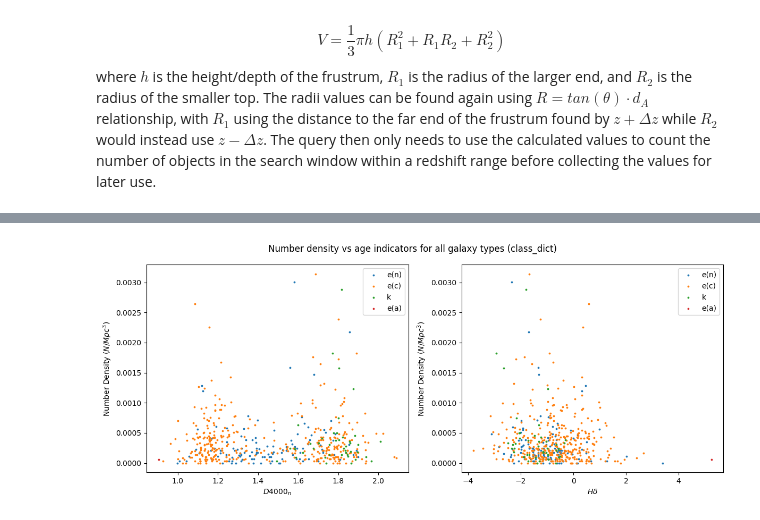
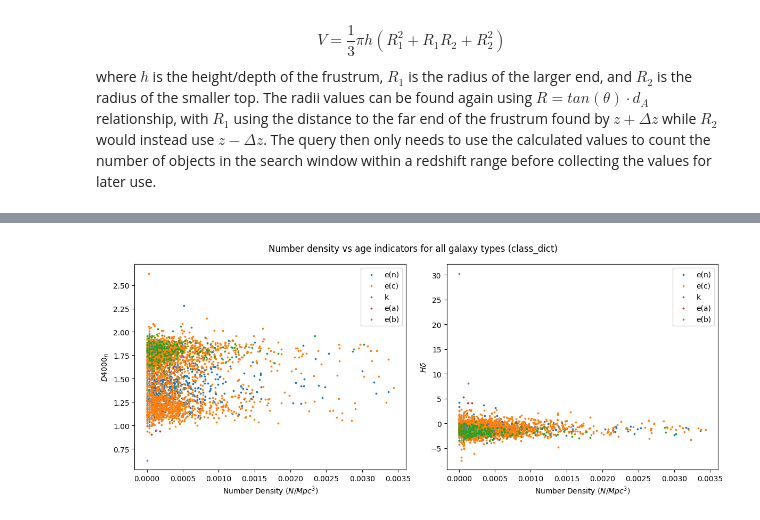
Before and after one commit to maraMaraschino/capstone-project, a Jupyter notebook: timescapes-notebook.ipynb, the cells around one changed output, grey strips where cells are left out. Drawn from its saved outputs; the diff is of its cells as text; code cells hidden in the pictures.

```diff
--- a/timescapes-notebook.ipynb
+++ b/timescapes-notebook.ipynb
@@ -690,7 +690,7 @@ def collect_values(files):
     return result
 
 files = sorted(Path('FITS').iterdir())
-job1 = files[0:5]
+job1 = files[0:5000]
 result = collect_values(job1)
 # %%
 # Saving the data to avoid running above cell multiple times
@@ -925,37 +926,37 @@ def plot_age_indicators_and_num_density_for_all(dict_key, result, radius_index=0
             continue
 
         # Lists for this galaxy type
         D4000n_vals  = []
         h_delta_vals = []
         dens_vals    = []
 
         for galaxy in data:
             dens_vals.append(galaxy['densities'][radius_index])
             D4000n_vals.append(galaxy['D4000n'])
             h_delta_vals.append(galaxy['h_delta_EW'])
 
         # Convert to arrays
         dens_vals = np.array(dens_vals)
         D4000n_vals = np.array(D4000n_vals)
         h_delta_vals = np.array(h_delta_vals)
 
         # Plot
-        ax1.scatter(D4000n_vals, dens_vals, s=3, label=galaxy_type)
-        ax2.scatter(h_delta_vals, dens_vals, s=3, label=galaxy_type)
+        ax1.scatter(dens_vals, D4000n_vals, s=3, label=galaxy_type)
+        ax2.scatter(dens_vals, h_delta_vals, s=3, label=galaxy_type)
 
-    ax1.set_xlabel(r'$D4000_n$')
-    ax1.set_ylabel(r'Number Density ($N/Mpc^3$)')
+    ax1.set_ylabel(r'$D4000_n$')
+    ax1.set_xlabel(r'Number Density ($N/Mpc^3$)')
     ax1.legend()
 
-    ax2.set_xlabel(r'$H\delta$')
-    ax2.set_ylabel(r'Number Density ($N/Mpc^3$)')
+    ax2.set_ylabel(r'$H\delta$')
+    ax2.set_xlabel(r'Number Density ($N/Mpc^3$)')
     ax2.legend()
 
     fig.suptitle(f'Number density vs age indicators for all galaxy types ({dict_key})')
     fig.tight_layout()
     plt.show()
 
 
 plot_age_indicators_and_num_density_for_all('class_dict', result, 3)
 # %% [output]
-[figure, old version]
+[figure, new version]
```
Also changed, not shown: parts of 2 cells of this notebook, 1 other file.
